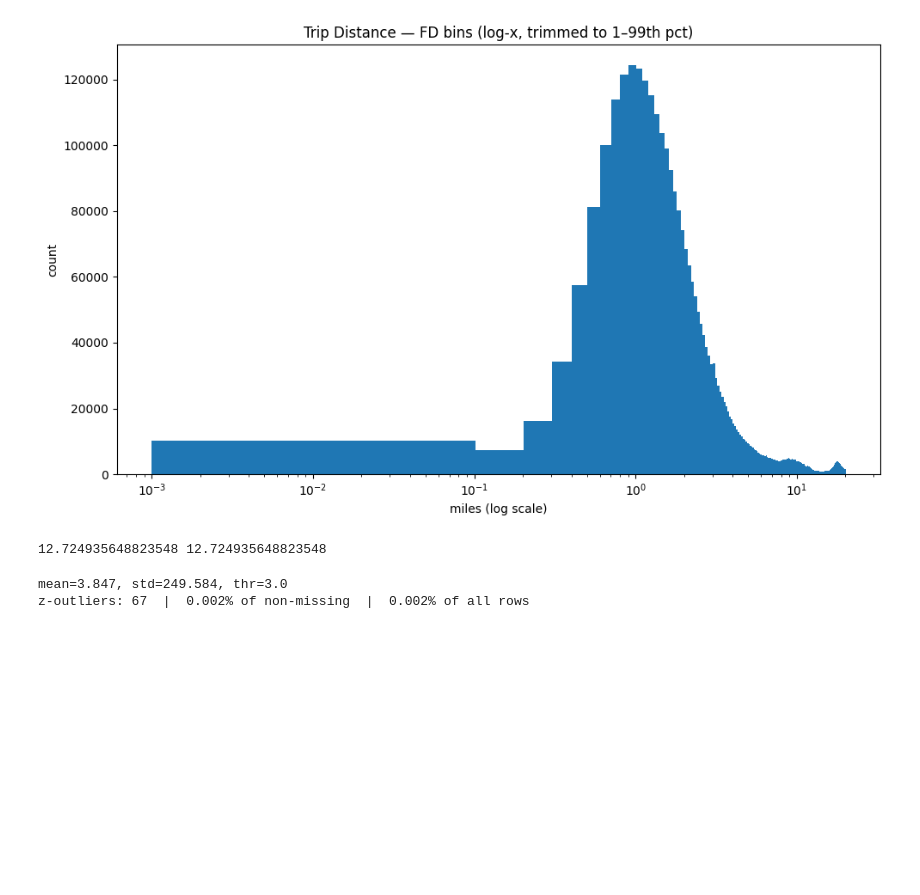
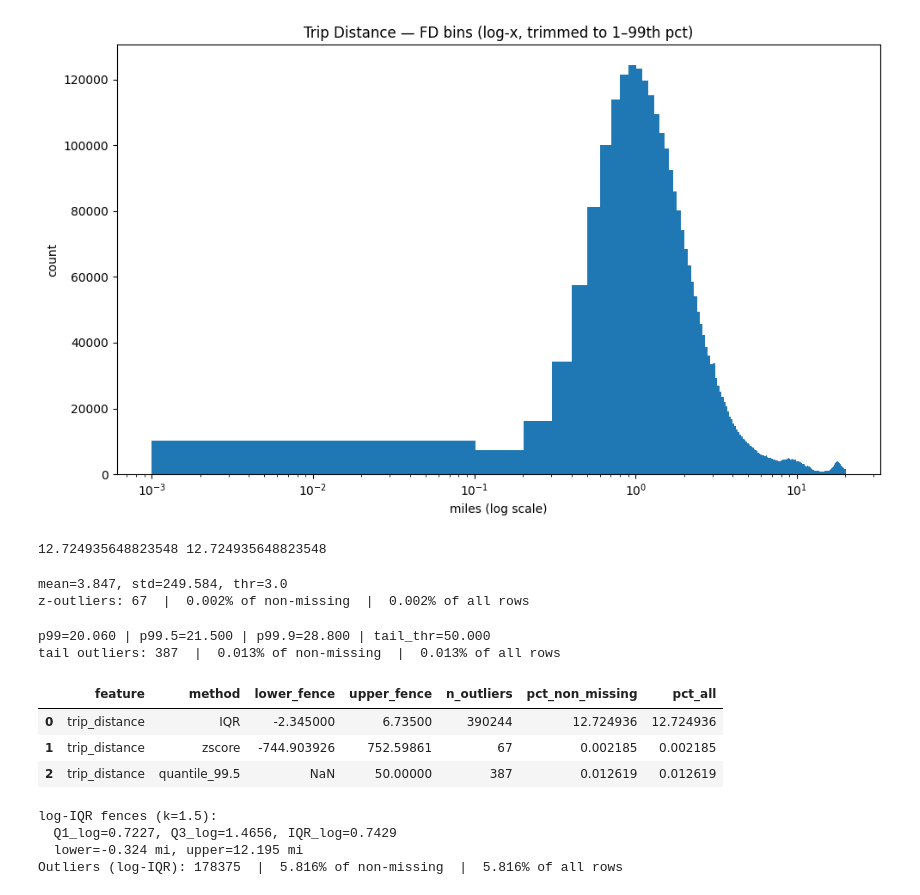
Before and after one commit to Jagnick0p/EDA, a Jupyter notebook: notebooks/02_univariate_bivariate.ipynb, the cells around one changed output. Cells and saved outputs as stored; diff of their text form; code cells hidden in the pictures; blank space fills up the shorter version.

```diff
--- a/notebooks/02_univariate_bivariate.ipynb
+++ b/notebooks/02_univariate_bivariate.ipynb
@@ -218,3 +218,51 @@ Root_dir = globals().get("Root_dir", Path.cwd().parent)
 out_path = Root_dir / "reports" / "tables" / "outlier_trip_distance_w_3.csv"
 out_path.parent.mkdir(parents=True, exist_ok=True)
 out_df.to_csv(out_path, index=False)
+# %%
+x_all = df["trip_distance"].astype(float)
+x = x_all.dropna()
+n_all = len(x_all)
+n_nonmiss = len(x)
+# %%
+p99, p995, p999 = np.percentile(x, [99, 99.5, 99.9])
+tail_thr = max(50.0, p995)
+# %%
+mask_tail = x > tail_thr
+n_tail = int(mask_tail.sum())
+pct_tail_nm = 100 * n_tail / n_nonmiss
+pct_tail_all = 100 * n_tail / n_all
+# %%
+print(f"p99={p99:.3f} | p99.5={p995:.3f} | p99.9={p999:.3f} | tail_thr={tail_thr:.3f}")
+print(f"tail outliers: {n_tail}  |  {pct_tail_nm:.3f}% of non-missing  |  {pct_tail_all:.3f}% of all rows")
+# %% [output]
+p99=20.060 | p99.5=21.500 | p99.9=28.800 | tail_thr=50.000
+tail outliers: 387  |  0.013% of non-missing  |  0.013% of all rows
+# %%
+out_cols = ["feature","method","lower_fence","upper_fence","n_outliers","pct_non_missing","pct_all"]
+new_row = pd.DataFrame([{
+    "feature": "trip_distance",
+    "method": "quantile_99.5",
+    "lower_fence": np.nan,
+    "upper_fence": float(tail_thr),
+    "n_outliers": n_tail,
+    "pct_non_missing": pct_tail_nm,
+    "pct_all": pct_tail_all
+}], columns=out_cols)
+
+out_path = Root_dir / "reports" / "tables" / "outlier_trip_distance.csv"
+out_path.parent.mkdir(parents=True, exist_ok=True)
+if out_path.exists():
+    prev = pd.read_csv(out_path)
+    # align columns in case of different order
+    prev = prev.reindex(columns=out_cols)
+    out_df = pd.concat([prev, new_row], ignore_index=True)
+else:
+    out_df = new_row
+
+out_df.to_csv(out_path, index=False)
+out_df.tail(3)
+# %% [output]
+|  | feature | method | lower_fence | upper_fence | n_outliers | pct_non_missing | pct_all |
+| 0 | trip_distance | IQR | -2.345000 | 6.73500 | 390244 | 12.724936 | 12.724936 |
+| 1 | trip_distance | zscore | -744.903926 | 752.59861 | 67 | 0.002185 | 0.002185 |
+| 2 | trip_distance | quantile_99.5 | NaN | 50.00000 | 387 | 0.012619 | 0.012619 |
@@ -220,0 +297,14 @@ out_df.to_csv(out_path, index=False)
+# %%
+n_logiqr = int(mask_logiqr.sum())
+pct_logiqr_nm = 100 * n_logiqr / n_nonmiss
+pct_logiqr_all = 100 * n_logiqr / n_all
+
+print(f"log-IQR fences (k={k}):")
+print(f"  Q1_log={q1:.4f}, Q3_log={q3:.4f}, IQR_log={iqr:.4f}")
+print(f"  lower={lo:.3f} mi, upper={hi:.3f} mi")
+print(f"Outliers (log-IQR): {n_logiqr}  |  {pct_logiqr_nm:.3f}% of non-missing  |  {pct_logiqr_all:.3f}% of all rows")
+# %% [output]
+log-IQR fences (k=1.5):
+  Q1_log=0.7227, Q3_log=1.4656, IQR_log=0.7429
+  lower=-0.324 mi, upper=12.195 mi
+Outliers (log-IQR): 178375  |  5.816% of non-missing  |  5.816% of all rows
```
Also changed, not shown: parts of 8 cells of this notebook, 4 other files.
